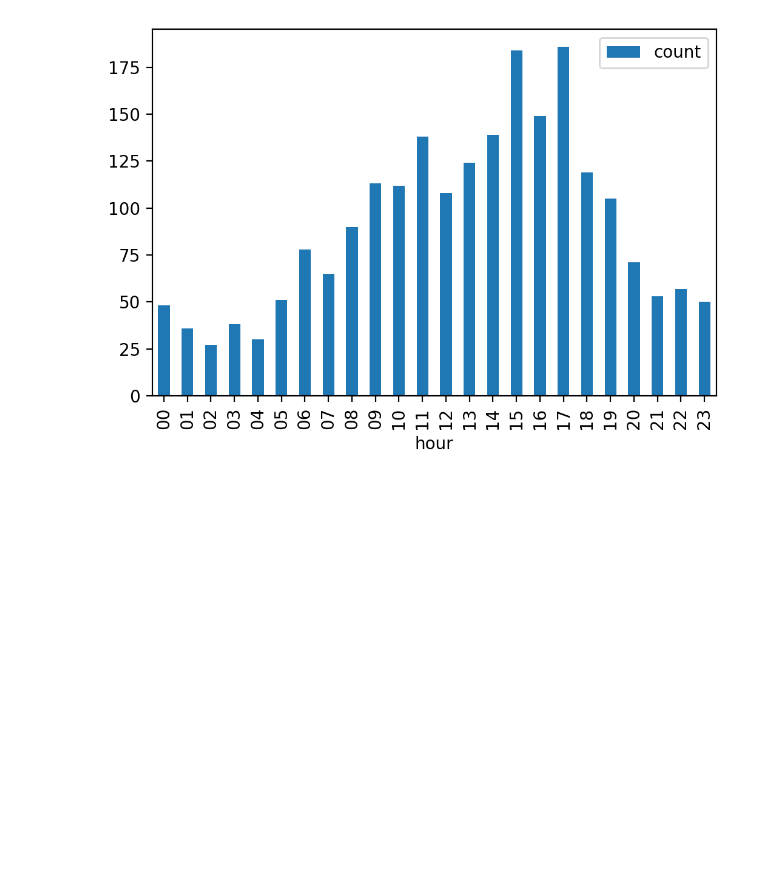
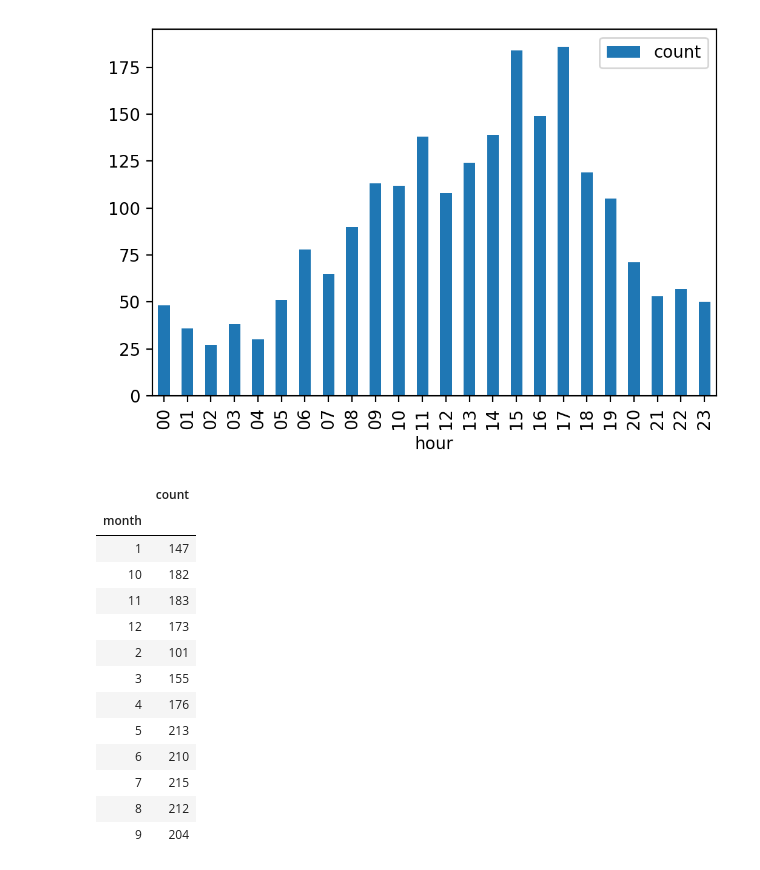
Before and after one commit to randombenj/hslu-dbs, a Jupyter notebook: project/data-mining.ipynb, the cells around one changed output. Cells and saved outputs as stored; diff of their text form; code cells hidden in the pictures; blank space fills up the shorter version.

```diff
--- a/project/data-mining.ipynb
+++ b/project/data-mining.ipynb
@@ -346,3 +346,34 @@ lethal_accident_by_hour.plot.bar()
 # %% [output]
 <matplotlib.axes._subplots.AxesSubplot at 0x...>
 [figure]
+# %%
+lethal_accident_by_month = pd.DataFrame(list(db.accidents.aggregate([
+    {"$match": {"severity.id": {"$eq": "as1"}}},
+    {"$group" : {"_id": "$timestamp.month", "count": {"$sum": 1}}},
+    {"$project": {
+      "_id": 0,
+      "month": "$_id",
+      "count": 1,
+    }},
+    {"$sort": {"month": 1}},
+
+
+])))
+lethal_accident_by_month.set_index("month", inplace=True)
+
+lethal_accident_by_month
+# %% [output]
+|  | count |
+| month |  |
+| 1 | 147 |
+| 10 | 182 |
+| 11 | 183 |
+| 12 | 173 |
+| 2 | 101 |
+| 3 | 155 |
+| 4 | 176 |
+| 5 | 213 |
+| 6 | 210 |
+| 7 | 215 |
+| 8 | 212 |
+| 9 | 204 |
```
Also changed, not shown: parts of 1 cell of this notebook.
